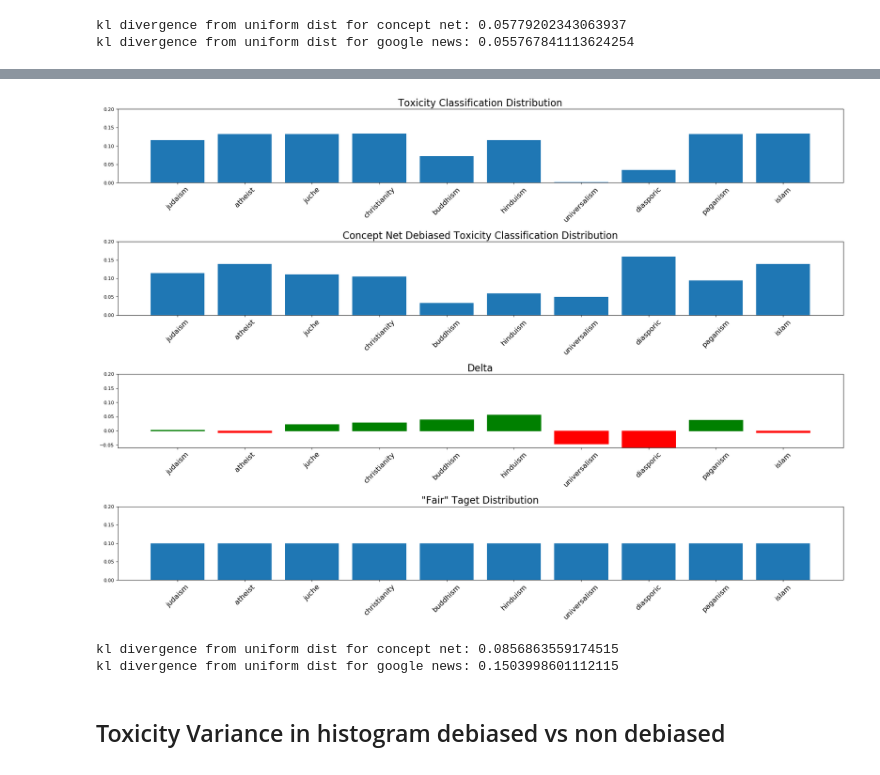
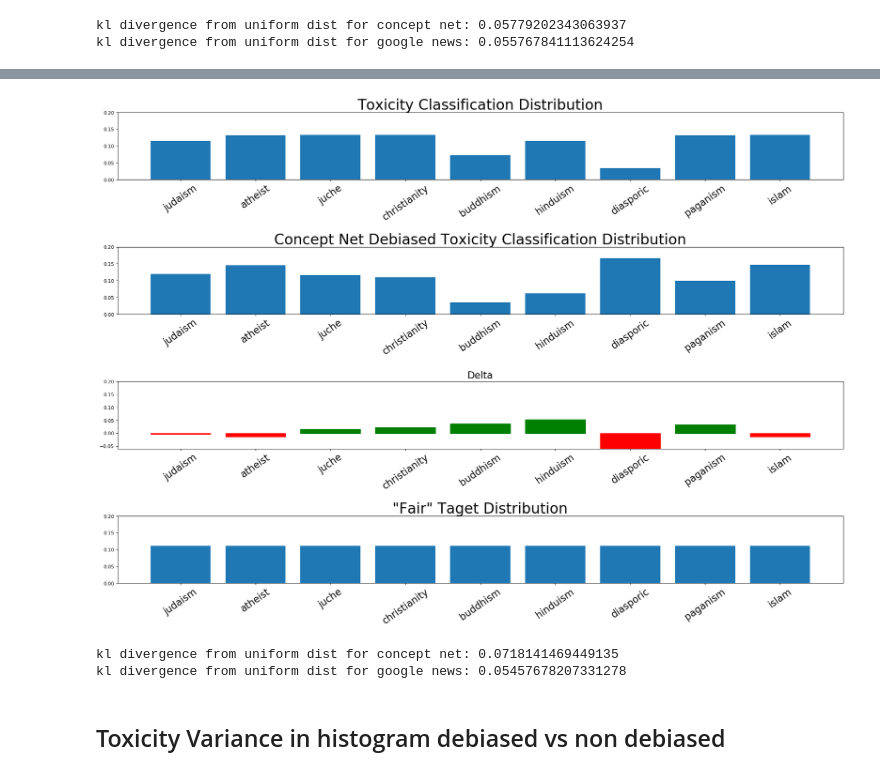
Before and after one commit to ChristopherSweeney/AIFairness, a Jupyter notebook: classification_eval_AAAI.ipynb, the cells around one changed output, grey strips where cells are left out. Cells and saved outputs as stored; diff of their text form; code cells hidden in the pictures.

Commit message:
more visuals

```diff
--- a/classification_eval_AAAI.ipynb
+++ b/classification_eval_AAAI.ipynb
@@ -54,6 +56,5 @@ nationalities=[
 'Chinese',
 'Indian',
 'Russian',
-'West Indian',
 'Filipino'
 ]
@@ -59,0 +78,20 @@ nationalities=[
+# %%
+fig = plt.figure(figsize = (8,8))
+ax = fig.add_subplot(1,1,1)
+ax.set_xlabel('Principal Component 1', fontsize = 15)
+ax.set_ylabel('Principal Component 2', fontsize = 15)
+ax.set_title('2 component tsne', fontsize = 20)
+targets = ['negative words','positive words','nationalities']
+colors = ['r', 'g','b']
+for c,t in zip(['r', 'g','b'],[(0,len(neg_words)),(len(neg_words),len(pos_words)+len(neg_words)),(len(neg_words)+len(pos_words),len(neg_words)+len(pos_words)+len(nationalities))]):
+        indices = np.arange(t[0],t[1])
+
+        ax.scatter(finalDf.loc[indices, 'principal component 1']
+                   , finalDf.loc[indices, 'principal component 2']
+                   , c = c
+                   , s = 50)
+
+        if c=='b':
+            for i,j in zip(nationalities,indices):
+                ax.annotate(i, (finalDf.loc[j, 'principal component 1'], finalDf.loc[j, 'principal component 2']))
+ax.grid()
@@ -73,7 +240,6 @@ races =[
     'Shinto',
     'Zoroastrianism',
     'Paganism',
-    'Universalism'
 ]
 # %%
 def words_to_toxicity(model,embeddings,words):
@@ -270,48 +512,48 @@ identity_toxicity_debias = zip(*identity_toxicity_debias.items())
 identity_toxicity = zip(*identity_toxicity.items())
 %matplotlib inline
 f = plt.figure(figsize=(27, 18), dpi= 80, facecolor='w', edgecolor='k')
-f.subplots_adjust(hspace=.8)
+f.subplots_adjust(hspace=1)
 f.add_subplot(411)
-plt.title("Toxicity Classification Distribution",fontsize=20)
+plt.title("Toxicity Classification Distribution",fontsize=30)
 index = np.arange(len(identity_toxicity[0]))
 plt.bar(index,identity_toxicity[1]/np.sum(identity_toxicity[1]))
-plt.xticks(index, identity_toxicity[0], fontsize=15, rotation=45)
+plt.xticks(index, identity_toxicity[0], fontsize=20, rotation=35)
 plt.ylim(top=.2,bottom=0)
 f.add_subplot(412)
-plt.title("Concept Net Debiased Toxicity Classification Distribution",fontsize=20)
+plt.title("Concept Net Debiased Toxicity Classification Distribution",fontsize=30)
 index = np.arange(len(identity_toxicity_debias[0]))
 plt.bar(index,identity_toxicity_debias[1]/np.sum(identity_toxicity_debias[1]))
-plt.xticks(index, identity_toxicity_debias[0], fontsize=15, rotation=45)
+plt.xticks(index, identity_toxicity_debias[0], fontsize=20, rotation=35)
 plt.ylim(top=.2,bottom=0)
 f.add_subplot(413)
 plt.title("Delta",fontsize=20)
 index = np.arange(len(identity_toxicity_debias[0]))
 delta = identity_toxicity[1]/np.sum(identity_toxicity[1])-identity_toxicity_debias[1]/np.sum(identity_toxicity_debias[1])
 bar = plt.bar(index,delta)
 for i,j in enumerate(delta):
     bar[i].set_color('r') if j<0 else bar[i].set_color('g')
-plt.xticks(index, identity_toxicity_debias[0], fontsize=15, rotation=45)
+plt.xticks(index, identity_toxicity_debias[0], fontsize=20, rotation=35)
 plt.ylim(top=.2,bottom=-.06)
 f.add_subplot(414)
-plt.title('"Fair" Taget Distribution',fontsize=20)
+plt.title('"Fair" Taget Distribution',fontsize=30)
 index = np.arange(len(identity_toxicity[0]))
 plt.bar(index,1./len(identity_toxicity[1]))
-plt.xticks(index, identity_toxicity[0], fontsize=15, rotation=45)
+plt.xticks(index, identity_toxicity[0], fontsize=20, rotation=35)
 plt.ylim(top=.2,bottom=0)
 plt.show()
 uniform_dist = np.ones(len(identity_toxicity[1]))*1./len(identity_toxicity[1])
 uniform_dist_d = np.ones(len(identity_toxicity_debias[1]))*1./len(identity_toxicity_debias[1])
 
 debiased_normalized = identity_toxicity_debias[1]/np.sum(identity_toxicity_debias[1])
 biased_normalized = identity_toxicity[1]/np.sum(identity_toxicity[1])
 kl_debiased = (debiased_normalized * np.log(debiased_normalized/uniform_dist_d)).sum()
 kl_biased = (biased_normalized * np.log(biased_normalized/uniform_dist)).sum()
 print 'kl divergence from uniform dist for concept net:',kl_debiased
 print 'kl divergence from uniform dist for google news:',kl_biased
 # %% [output]
-[figure, old version]
+[figure, new version]
-kl divergence from uniform dist for concept net: 0.0856863559174515
-kl divergence from uniform dist for google news: 0.1503998601112115
+kl divergence from uniform dist for concept net: 0.0718141469449135
+kl divergence from uniform dist for google news: 0.05457678207331278
 # %% [markdown]
 ## Toxicity Variance in histogram debiased vs non debiased
 # %%
```
Also changed, not shown: parts of 14 cells of this notebook, 1 other file.
